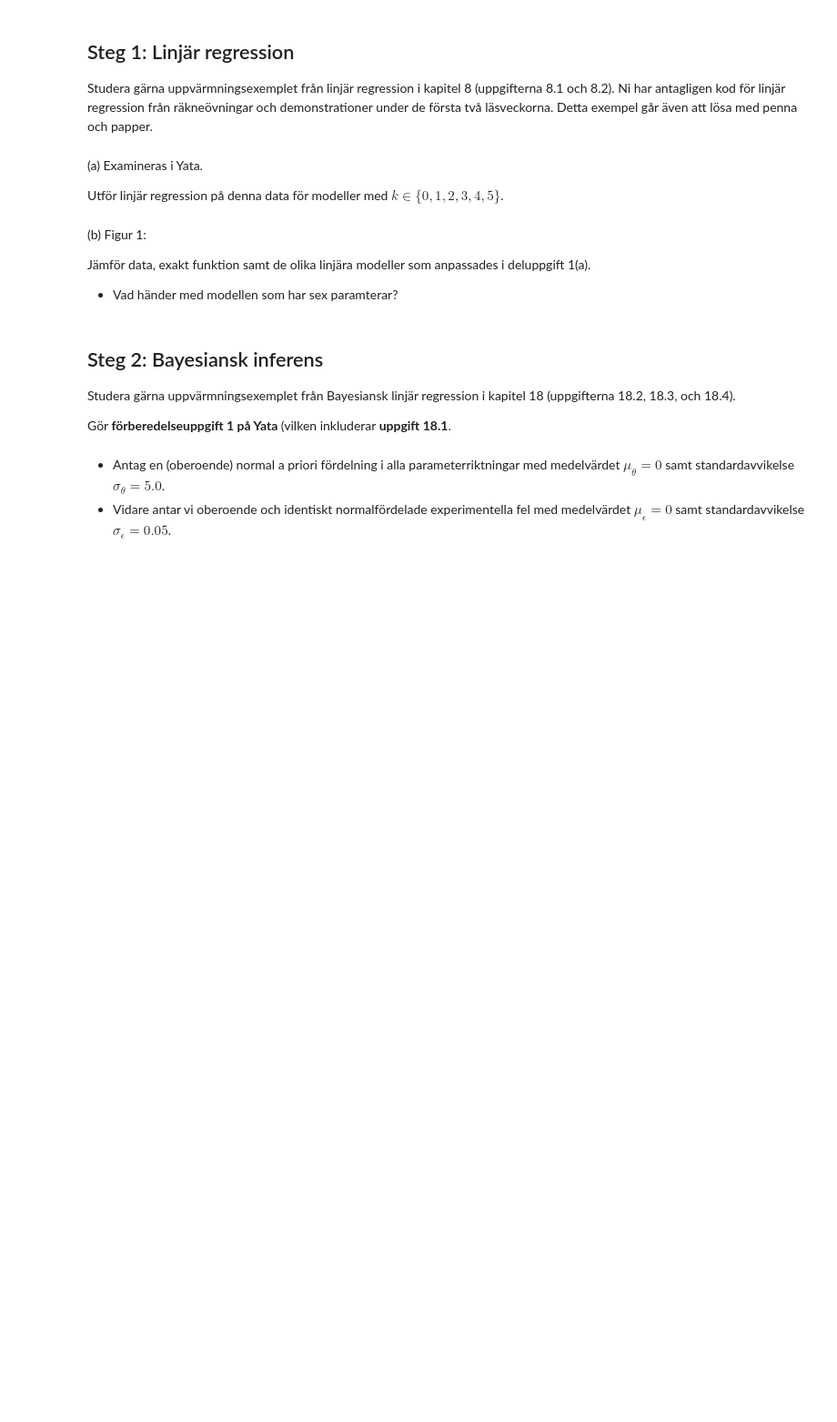
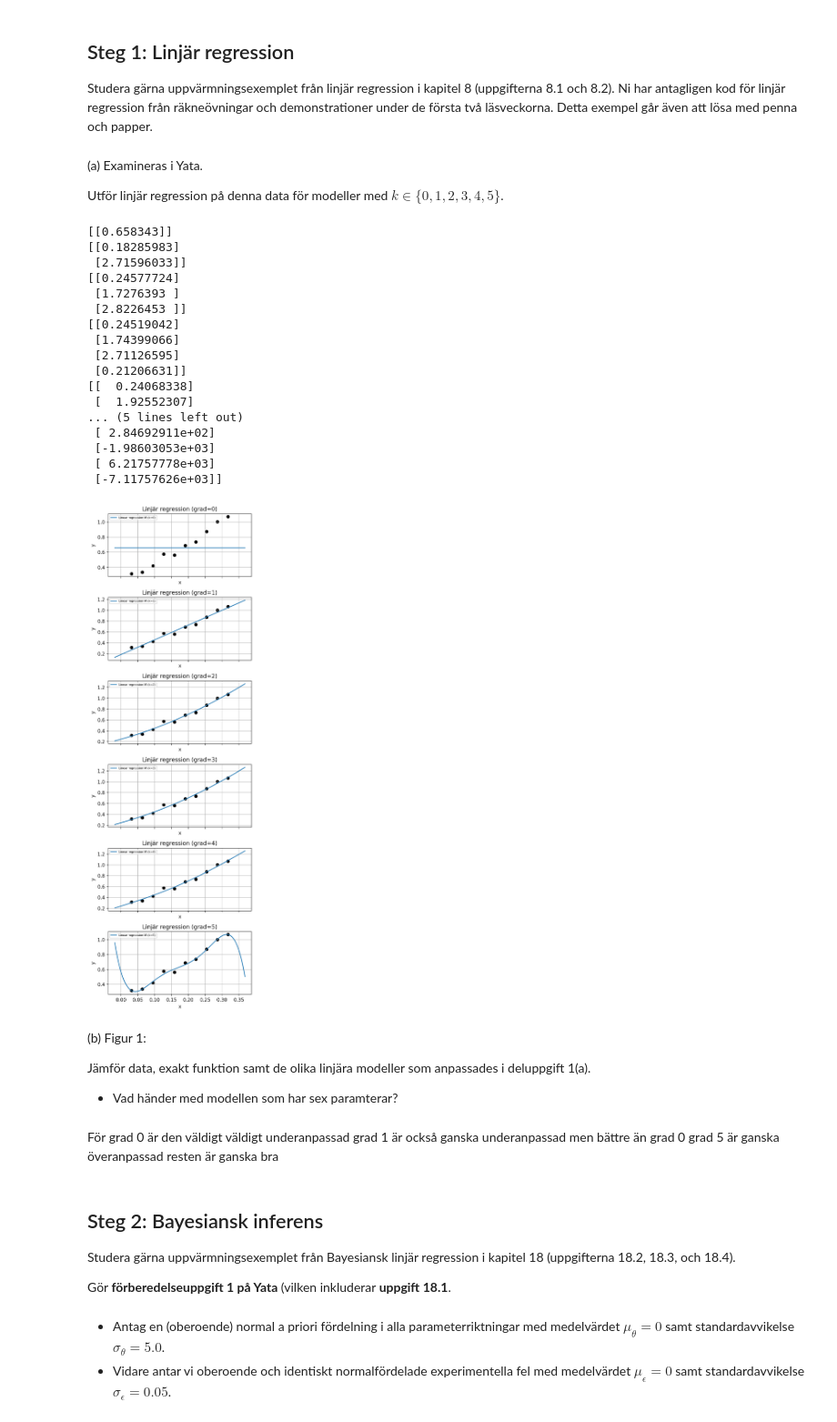
Before and after one commit to WildKnife7/Beyne-lab-2, a Jupyter notebook: NumLab2.ipynb, the cells around one changed output. Shown at 91% size. Drawn from its saved outputs; the diff is of its cells as text; code cells hidden in the pictures; blank space fills up the shorter version.

```diff
--- a/NumLab2.ipynb
+++ b/NumLab2.ipynb
@@ -129,11 +118,82 @@ Studera gärna uppvärmningsexemplet från linjär regression i kapitel 8 (uppgi
 (a) Examineras i Yata.
 
    Utför linjär regression på denna data för modeller med $k \in \{ 0, 1, 2, 3, 4, 5\}$.
+# %%
+xdata = np.array([0.03183, 0.06366, 0.09549, 0.12732, 0.15915, 0.19099, 0.22282, 0.25465, 0.28648, 0.31831])
+ydata = np.array([0.31694, 0.33844, 0.42142, 0.57709, 0.56218, 0.68851, 0.73625, 0.87270, 1.00150, 1.06840])
+
+k = [0,1,2,3,4,5]
+
+def design_matrix(xdata, polydeg):
+    N_d = len(xdata)
+    N_p = polydeg + 1
+    X = np.zeros([N_d, N_p])
+    for i, x_k in enumerate(xdata):
+        for j in range(polydeg+1):
+            X[i,j] = x_k**j
+    return X
+
+def polyfit(xdata, ydata, polydeg):
+
+    X = design_matrix(xdata, polydeg)
+
+    X_TX = np.matmul(X.T, X)
+    ydata = np.array(ydata).reshape(-1,1)
+    X_TY = np.matmul(X.T, ydata)
+    X_TXinv = np.linalg.inv(X_TX)
+    theta = np.matmul(X_TXinv, X_TY)
+    return theta
+
+OLR_mean = []
+fig, ax = plt.subplots(len(k),1, figsize=(5, 15), dpi=200, sharex=True)
+x = np.linspace(min(xdata)-0.05, max(xdata)+0.05, 500)
+for i in k:
+    theta = polyfit(xdata, ydata, i)
+    print(theta)
+    OLR_mean.append(theta)
+
+    X = design_matrix(x, i)
+
+    D = np.matmul(X, theta)
+
+    ax[i].set_title(f"Linjär regression (grad={i})")
+    ax[i].set_xlabel("x")
+    ax[i].set_ylabel("y")
+
+    ax[i].scatter(xdata, ydata, color="black")
+    ax[i].plot(x, D, linestyle="-", label=f"Linear regression M (k={i})")
+    ax[i].legend(loc="best", fontsize=6)
+    ax[i].grid()
+    plt.tight_layout()
+# %% [output]
+[[0.658343]]
+[[0.18285983]
+ [2.71596033]]
+[[0.24577724]
+ [1.7276393 ]
+ [2.8226453 ]]
+[[0.24519042]
+ [1.74399066]
+ [2.71126595]
+ [0.21206631]]
+[[  0.24068338]
+ [  1.92552307]
+... (5 lines left out)
+ [ 2.84692911e+02]
+ [-1.98603053e+03]
+ [ 6.21757778e+03]
+ [-7.11757626e+03]]
+[figure, added]
 # %% [markdown]
 (b) Figur 1:
 
    Jämför data, exakt funktion samt de olika linjära modeller som anpassades i deluppgift 1(a).
    - Vad händer med modellen som har sex paramterar?
+# %% [markdown]
+För grad 0 är den väldigt väldigt underanpassad
+grad 1 är också ganska underanpassad men bättre än grad 0
+grad 5 är ganska överanpassad
+resten är ganska bra
 # %% [markdown]
 ## Steg 2: Bayesiansk inferens
 
```
Also changed, not shown: parts of 3 cells of this notebook, 1 other file.
